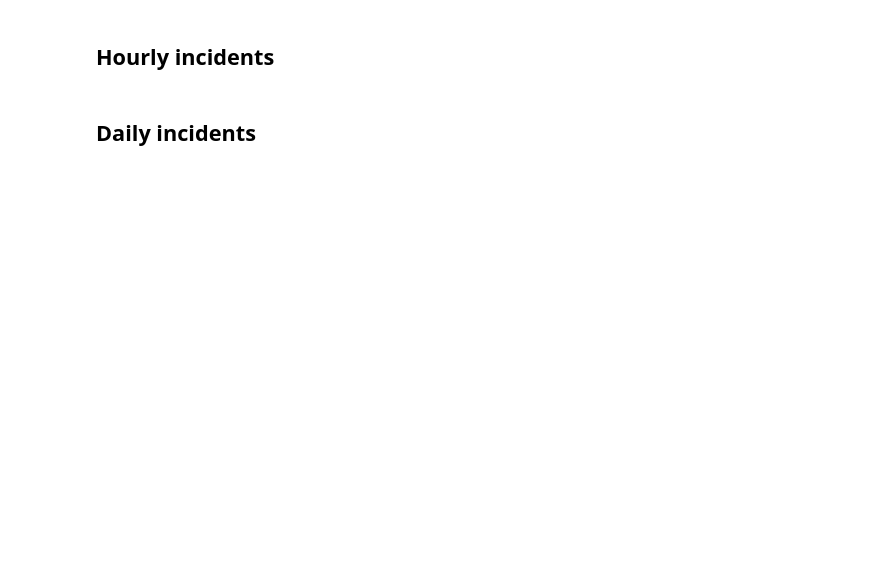
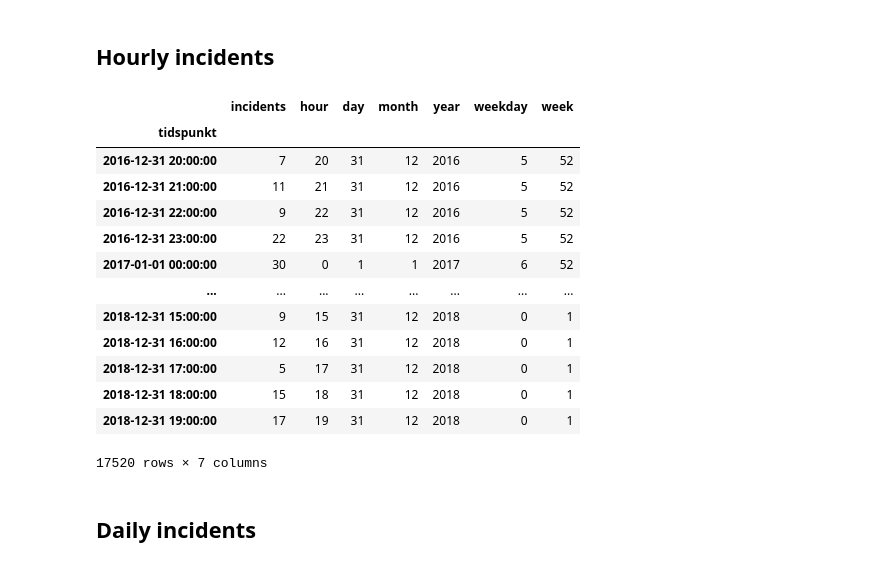
Before and after one commit to Magssch/gecco-2023-ambulance-allocation, a Jupyter notebook: scripts/notebooks/nicklas_timeseries.ipynb, the cells around one changed output. Drawn from its saved outputs; the diff is of its cells as text; code cells hidden in the pictures; blank space fills up the shorter version.

```diff
--- a/scripts/notebooks/nicklas_timeseries.ipynb
+++ b/scripts/notebooks/nicklas_timeseries.ipynb
@@ -42,10 +76,26 @@ incidents_hourly
 # %%
 incidents_hourly['hour'] = incidents_hourly.index.hour
 incidents_hourly['day'] = incidents_hourly.index.day
+incidents_hourly['week'] = incidents_hourly.index.isocalendar().week
 incidents_hourly['month'] = incidents_hourly.index.month
 incidents_hourly['year'] = incidents_hourly.index.year
 incidents_hourly['weekday'] = incidents_hourly.index.weekday
 incidents_hourly
+# %% [output]
+|  | incidents | hour | day | month | year | weekday | week |
+| tidspunkt |  |  |  |  |  |  |  |
+| 2016-12-31 20:00:00 | 7 | 20 | 31 | 12 | 2016 | 5 | 52 |
+| 2016-12-31 21:00:00 | 11 | 21 | 31 | 12 | 2016 | 5 | 52 |
+| 2016-12-31 22:00:00 | 9 | 22 | 31 | 12 | 2016 | 5 | 52 |
+| 2016-12-31 23:00:00 | 22 | 23 | 31 | 12 | 2016 | 5 | 52 |
+| 2017-01-01 00:00:00 | 30 | 0 | 1 | 1 | 2017 | 6 | 52 |
+| ... | ... | ... | ... | ... | ... | ... | ... |
+| 2018-12-31 15:00:00 | 9 | 15 | 31 | 12 | 2018 | 0 | 1 |
+| 2018-12-31 16:00:00 | 12 | 16 | 31 | 12 | 2018 | 0 | 1 |
+| 2018-12-31 17:00:00 | 5 | 17 | 31 | 12 | 2018 | 0 | 1 |
+| 2018-12-31 18:00:00 | 15 | 18 | 31 | 12 | 2018 | 0 | 1 |
+| 2018-12-31 19:00:00 | 17 | 19 | 31 | 12 | 2018 | 0 | 1 |
+17520 rows × 7 columns
 # %% [markdown]
 ## Daily incidents
 # %%
```
Also changed, not shown: parts of 19 cells of this notebook.
